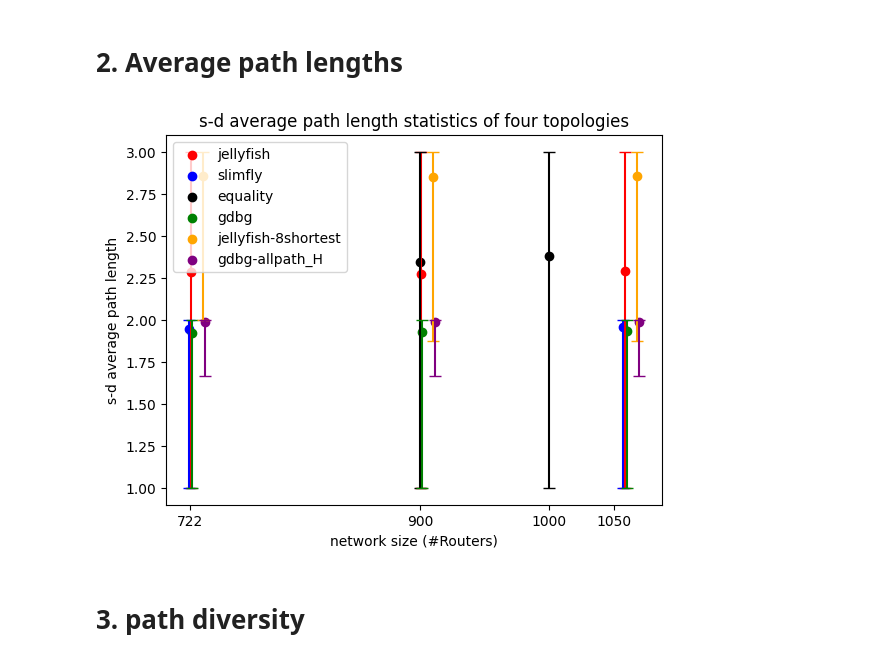
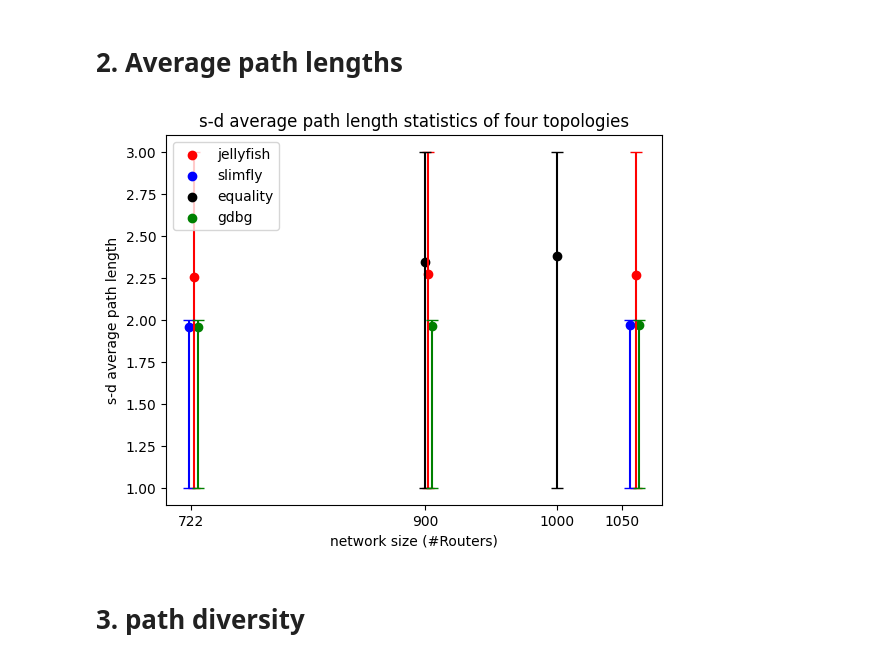
Before and after one commit to ziyuezzy/Nexullance, a Jupyter notebook: compare.ipynb, the cells around one changed output. Saved outputs shown, nothing was run; the diff lists cells and outputs as text; code cells hidden in the pictures.

Commit message:
fixed slimfly

```diff
--- a/compare.ipynb
+++ b/compare.ipynb
@@ -41,6 +41,7 @@ The pickled data structure is a dictionary:
 
 "s_d_bw_statistics": [s_d_bw_min, s_d_bw_mean, s_d_bw_max]
 # %%
+# topos=['jellyfish', 'slimfly', 'equality']
 topos=['jellyfish', 'slimfly', 'equality' ,'gdbg']
 configs={'jellyfish': jf_configs,
          'slimfly': sf_configs,
@@ -50,12 +51,12 @@ colors={'jellyfish': 'red',
          'slimfly': 'blue',
          'equality': 'black',
          'gdbg': 'green' }
-num_vertices={'jellyfish': [ i[0]+1 for i in jf_configs],
-         'slimfly': [ i-1 for i in sf_configs],
+num_vertices={'jellyfish': [ i[0]+2 for i in jf_configs],
+         'slimfly': [ i[0]-2 for i in sf_configs],
          'equality': [ i[0] for i in eq_configs],
-         'gdbg': [ i[0]+2 for i in gdbg_configs],
+         'gdbg': [ i[0]+5 for i in gdbg_configs],
          'jellyfish-8shortest': [ i[0]+10 for i in jf_configs],
-         'gdbg-allpath_H': [ i[0]+12 for i in jf_configs]
+         'gdbg-allpath_H': [ i[0]+12 for i in gdbg_configs]
             }
 # %% [markdown]
 # 1. Diameter
@@ -74,68 +75,68 @@ for topo in topos:
         x_.append(num_vertices[topo][i])
         (_min, _ave, _max) = result[topic]
         y_min_.append(_min)
         y_ave_.append(_ave)
         y_max_.append(_max)
     # Create the scatter plot
     plt.scatter(x_, y_ave_, color=colors[topo], label=topo)
     # Create the error bars
     for i in range(len(x_)):
         plt.errorbar(x_[i], y_ave_[i], yerr=[[y_ave_[i]-y_min_[i]], [y_max_[i]-y_ave_[i]]], fmt='none', ecolor=colors[topo], capsize=4)
 
 
-topo="jellyfish"
-x_ = []
-y_ave_ = []
-y_min_ = []
-y_max_ = []
-for i, config in enumerate(configs[topo]):
-    result = pickle.load(open(f'pickled_data/statistics/8_shortest_paths_{config}_{topo}_uniform_flow.pickle', 'rb'))
-    x_.append(num_vertices['jellyfish-8shortest'][i])
-    (_min, _ave, _max) = result[topic]
-    y_min_.append(_min)
-    y_ave_.append(_ave)
-    y_max_.append(_max)
-# Create the scatter plot
-plt.scatter(x_, y_ave_, color='orange', label='jellyfish-8shortest')
-# Create the error bars
-for i in range(len(x_)):
-    plt.errorbar(x_[i], y_ave_[i], yerr=[[y_ave_[i]-y_min_[i]], [y_max_[i]-y_ave_[i]]], fmt='none', ecolor='orange', capsize=4)
+# topo="jellyfish"
+# x_ = []
+# y_ave_ = []
+# y_min_ = []
+# y_max_ = []
+# for i, config in enumerate(configs[topo]):
+#     result = pickle.load(open(f'pickled_data/statistics/8_shortest_paths_{config}_{topo}_uniform_flow.pickle', 'rb'))
+#     x_.append(num_vertices['jellyfish-8shortest'][i])
+#     (_min, _ave, _max) = result[topic]
+#     y_min_.append(_min)
+#     y_ave_.append(_ave)
+#     y_max_.append(_max)
+# # Create the scatter plot
+# plt.scatter(x_, y_ave_, color='orange', label='jellyfish-8shortest')
+# # Create the error bars
+# for i in range(len(x_)):
+#     plt.errorbar(x_[i], y_ave_[i], yerr=[[y_ave_[i]-y_min_[i]], [y_max_[i]-y_ave_[i]]], fmt='none', ecolor='orange', capsize=4)
 
 
-topo="gdbg"
-x_ = []
-y_ave_ = []
-y_min_ = []
-y_max_ = []
-for i, config in enumerate(configs[topo]):
-    result = pickle.load(open(f'pickled_data/statistics/ALLPATH_2_{config}_{topo}_uniform_flow.pickle', 'rb'))
-    x_.append(num_vertices['gdbg-allpath_H'][i])
-    (_min, _ave, _max) = result[topic]
-    y_min_.append(_min)
-    y_ave_.append(_ave)
-    y_max_.append(_max)
-# Create the scatter plot
-plt.scatter(x_, y_ave_, color='purple', label='gdbg-allpath_H')
-# Create the error bars
-for i in range(len(x_)):
-    plt.errorbar(x_[i], y_ave_[i], yerr=[[y_ave_[i]-y_min_[i]], [y_max_[i]-y_ave_[i]]], fmt='none', ecolor='purple', capsize=4)
+# topo="gdbg"
+# x_ = []
+# y_ave_ = []
+# y_min_ = []
+# y_max_ = []
+# for i, config in enumerate(configs[topo]):
+#     result = pickle.load(open(f'pickled_data/statistics/ALLPATH_2_{config}_{topo}_uniform_flow.pickle', 'rb'))
+#     x_.append(num_vertices['gdbg-allpath_H'][i])
+#     (_min, _ave, _max) = result[topic]
+#     y_min_.append(_min)
+#     y_ave_.append(_ave)
+#     y_max_.append(_max)
+# # Create the scatter plot
+# plt.scatter(x_, y_ave_, color='purple', label='gdbg-allpath_H')
+# # Create the error bars
+# for i in range(len(x_)):
+#     plt.errorbar(x_[i], y_ave_[i], yerr=[[y_ave_[i]-y_min_[i]], [y_max_[i]-y_ave_[i]]], fmt='none', ecolor='purple', capsize=4)
 
 
 # Add labels and title
 plt.xlabel('network size (#Routers)')
 plt.ylabel('s-d average path length')
 plt.title('s-d average path length statistics of four topologies')
 plt.legend(loc='upper left')
 
 # Define the positions and labels for the selected xticks
 selected_xticks_positions = [722, 900, 1000, 1050]
 selected_xticks_labels = ['722', '900', '1000', '1050']
 # Set the xticks using the defined positions and labels
 plt.xticks(selected_xticks_positions, selected_xticks_labels)
 # Show the plot
 plt.show()
 # %% [output]
-[figure, old version]
+[figure, new version]
 # %% [markdown]
 # 3. path diversity
 # %%
```
Also changed, not shown: parts of 5 cells of this notebook, 8 other files.
